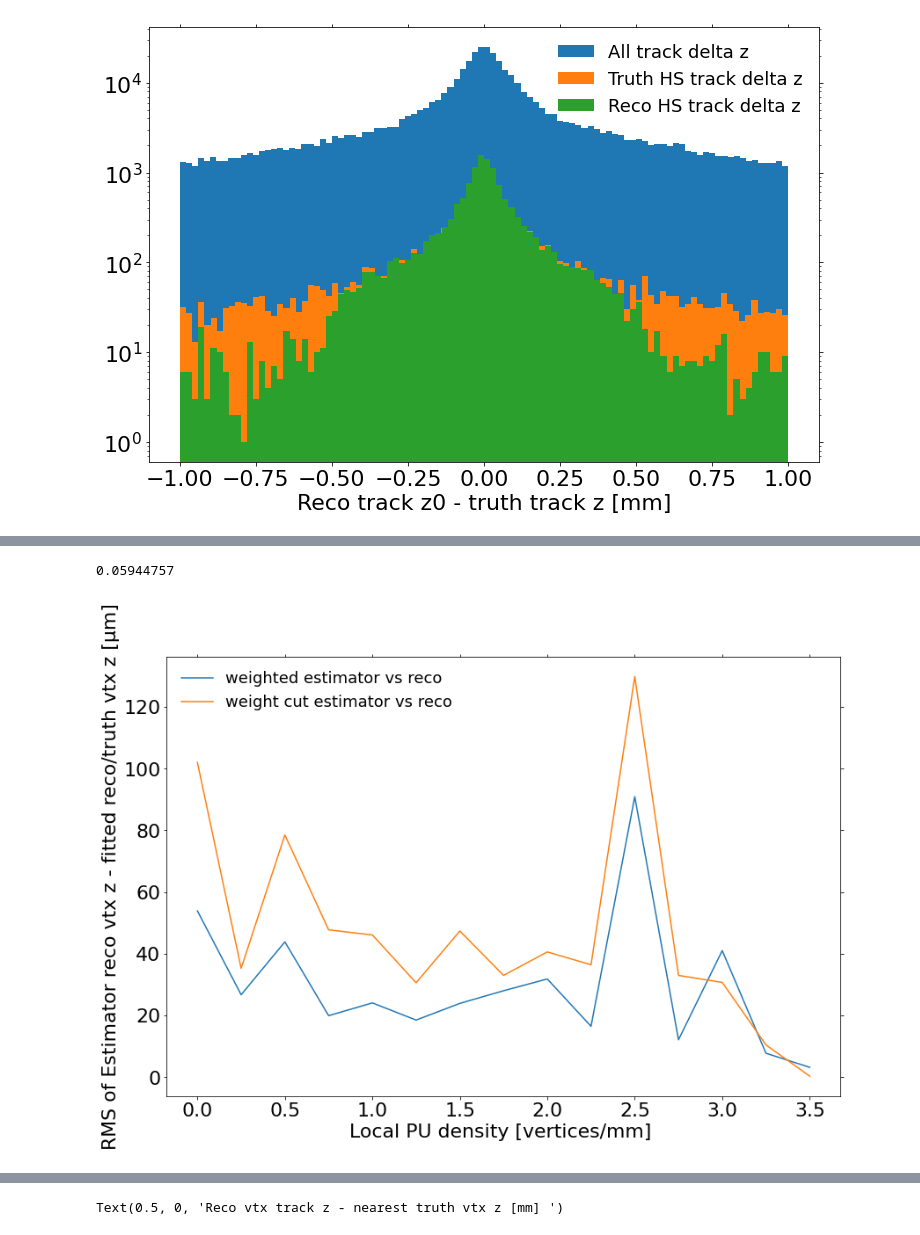
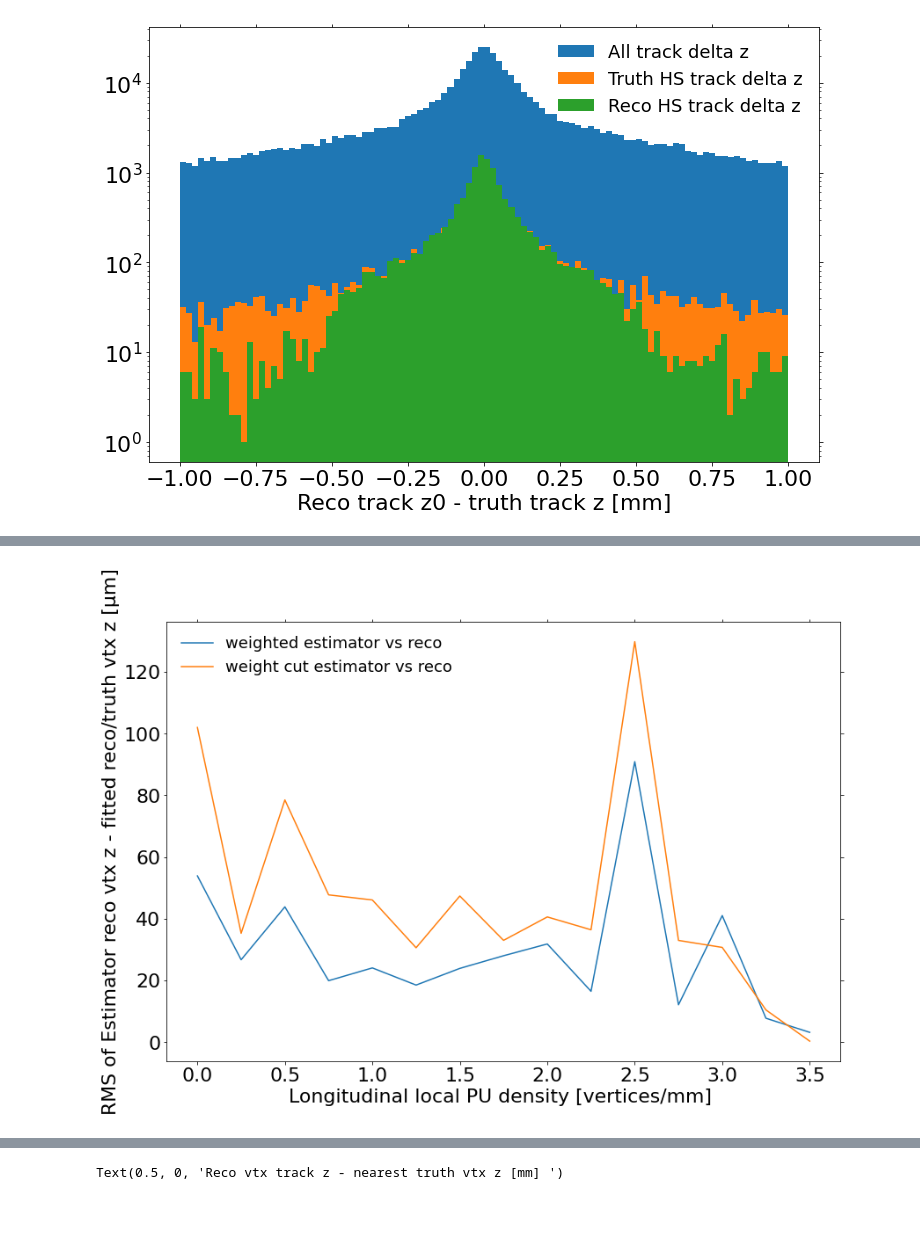
Before and after one commit to ttlindkvist/4DTracking, a Jupyter notebook: pileup_z.ipynb, the cells around one changed output, grey strips where cells are left out. Saved outputs shown, nothing was run; the diff lists cells and outputs as text; code cells hidden in the pictures.

```diff
--- a/pileup_z.ipynb
+++ b/pileup_z.ipynb
@@ -14,15 +14,15 @@ from matplotlib.ticker import (MultipleLocator, FormatStrFormatter,
 import matplotlib as mpl
 plt.rcParams["figure.figsize"] = (12, 8)
 # %%
-def computeLocalPUDensity(all_events_vertex_zs, delta_z):
+def computeLocalPUDensity(all_events_vertex_xs, delta_x):
     localPUdensity = []
-    for vertex_zs in all_events_vertex_zs:
-        localPUdensity.append((np.sum(np.abs(vertex_zs[0]-vertex_zs[1:]) < delta_z))/(2*delta_z))
+    for vertex_xs in all_events_vertex_xs:
+        localPUdensity.append((np.sum(np.abs(vertex_xs[0]-vertex_xs[1:]) < delta_x))/(2*delta_x))
     return localPUdensity
-def computeAvgPUDensity(all_events_vertex_zs, mu=200, sigma_z=50):
+def computeAvgPUDensity(all_events_vertex_xs, mu=200, sigma_x=50):
     avgPUdensity = []
-    for vertex_zs in all_events_vertex_zs:
-        avgPUdensity.append(mu/(sigma_z*np.sqrt(2*np.pi)) * np.exp(-0.5*vertex_zs[0]**2/sigma_z**2))
+    for vertex_xs in all_events_vertex_xs:
+        avgPUdensity.append(mu/(sigma_x*np.sqrt(2*np.pi)) * np.exp(-0.5*vertex_xs[0]**2/sigma_x**2))
     return avgPUdensity
 # %%
 # files = ['ntuples_condor/OutDir_{}/hist-Rel21sample.root'.format(i) for i in range(1, 10)]
@@ -154,15 +187,25 @@ plt.tight_layout()
+# %%
+events_in_zLPU_bins = []
+for bin in zLPU_truth_bin_edges:
+    events_in_zLPU_bins.append(np.argwhere(np.isclose(truth_localzPU, bin)))
+events_in_tLPU_bins = []
+for bin in tLPU_truth_bin_edges:
+    events_in_tLPU_bins.append(np.argwhere(np.isclose(truth_localtPU, bin)))
+
+events_in_zAPU_bins = []
+for i, bin in enumerate(zAPU_truth_bin_edges[1:]):
+    events_in_zAPU_bins.append(np.argwhere(np.logical_and(truth_avgzPU > zAPU_truth_bin_edges[i-1], truth_avgzPU < bin)))
+events_in_tAPU_bins = []
+for i, bin in enumerate(tAPU_truth_bin_edges[1:]):
+    events_in_tAPU_bins.append(np.argwhere(np.logical_and(truth_avgtPU > tAPU_truth_bin_edges[i-1], truth_avgtPU < bin)))
 # %%
-events_in_PU_bins = []
-for bin in truth_bin_edges:
-    events_in_PU_bins.append(np.argwhere(np.isclose(truth_localPU, bin)))
-
 weighted_vs_fit_delta_z = []
 weight_cut_vs_fit_delta_z = []
 
 weighted_vs_truth_delta_z = []
 weight_cut_vs_truth_delta_z = []
 
-for event_idxs in events_in_PU_bins:
+for event_idxs in events_in_zLPU_bins:
     bin_weighted_vs_fit_delta_z = []
     bin_weight_cut_vs_fit_delta_z = []
     bin_weighted_vs_truth_delta_z = []
@@ -189,22 +232,18 @@ for event_idxs in events_in_PU_bins:
     weight_cut_vs_fit_delta_z.append(bin_weight_cut_vs_fit_delta_z)
     weighted_vs_truth_delta_z.append(bin_weighted_vs_truth_delta_z)
     weight_cut_vs_truth_delta_z.append(bin_weight_cut_vs_truth_delta_z)
-# %%
-np.std(np.concatenate(weight_cut_vs_fit_delta_z))
-# %% [output]
-0.05944757
 # %%
-plt.plot(truth_bin_edges, 1e3*np.array([np.std(delta_z) for delta_z in weighted_vs_fit_delta_z]), label='weighted estimator vs reco')
-plt.plot(truth_bin_edges, 1e3*np.array([np.std(delta_z) for delta_z in weight_cut_vs_fit_delta_z]), label='weight cut estimator vs reco')
+plt.plot(zLPU_truth_bin_edges, 1e3*np.array([np.std(delta_z) for delta_z in weighted_vs_fit_delta_z]), label='weighted estimator vs reco')
+plt.plot(zLPU_truth_bin_edges, 1e3*np.array([np.std(delta_z) for delta_z in weight_cut_vs_fit_delta_z]), label='weight cut estimator vs reco')
 # plt.plot(truth_bin_edges, 1e3*np.array([np.std(delta_z) for delta_z in weighted_vs_truth_delta_z]), label='weighted estimator vs truth')
 # plt.plot(truth_bin_edges, 1e3*np.array([np.std(delta_z) for delta_z in weight_cut_vs_truth_delta_z]), label='weight cut estimator vs truth')
 
-plt.xlabel('Local PU density [vertices/mm] ')
+plt.xlabel('Longitudinal local PU density [vertices/mm] ')
 plt.ylabel('RMS of Estimator reco vtx z - fitted reco/truth vtx z [µm]')
 plt.legend(frameon=False, loc='upper left')
 plt.tight_layout()
 # %% [output]
-[figure, old version]
+[figure, new version]
 # %%
 events_in_PU_bins = []
 for bin in truth_bin_edges:
```
Also changed, not shown: parts of 10 cells of this notebook.
